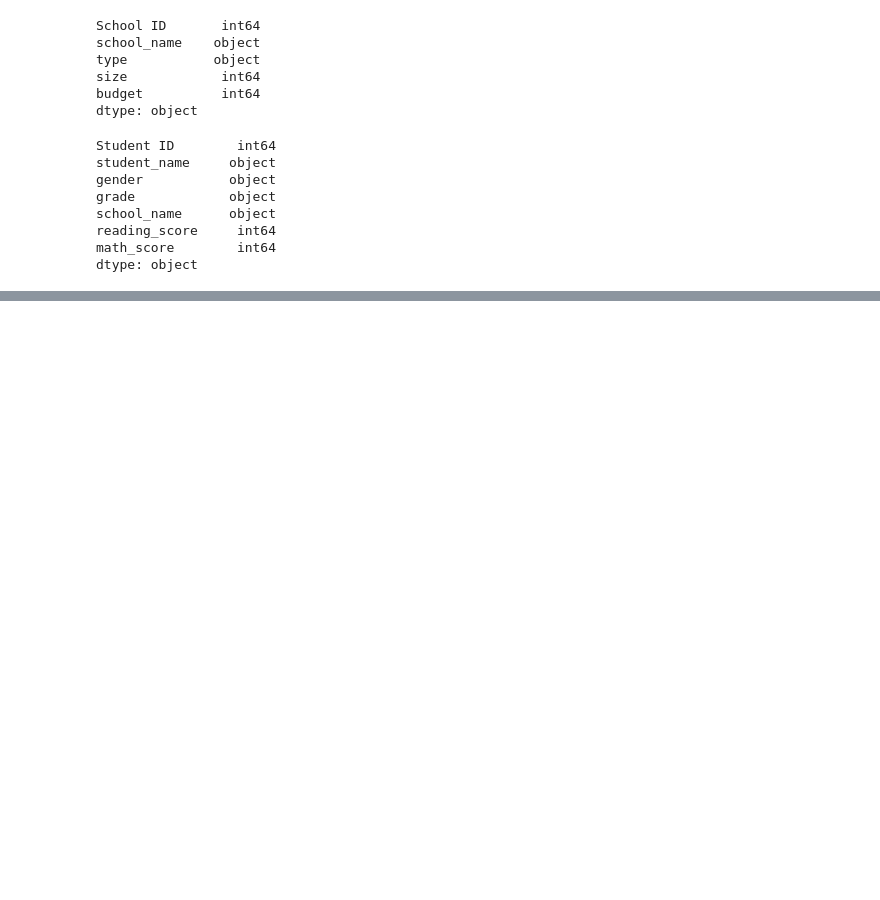
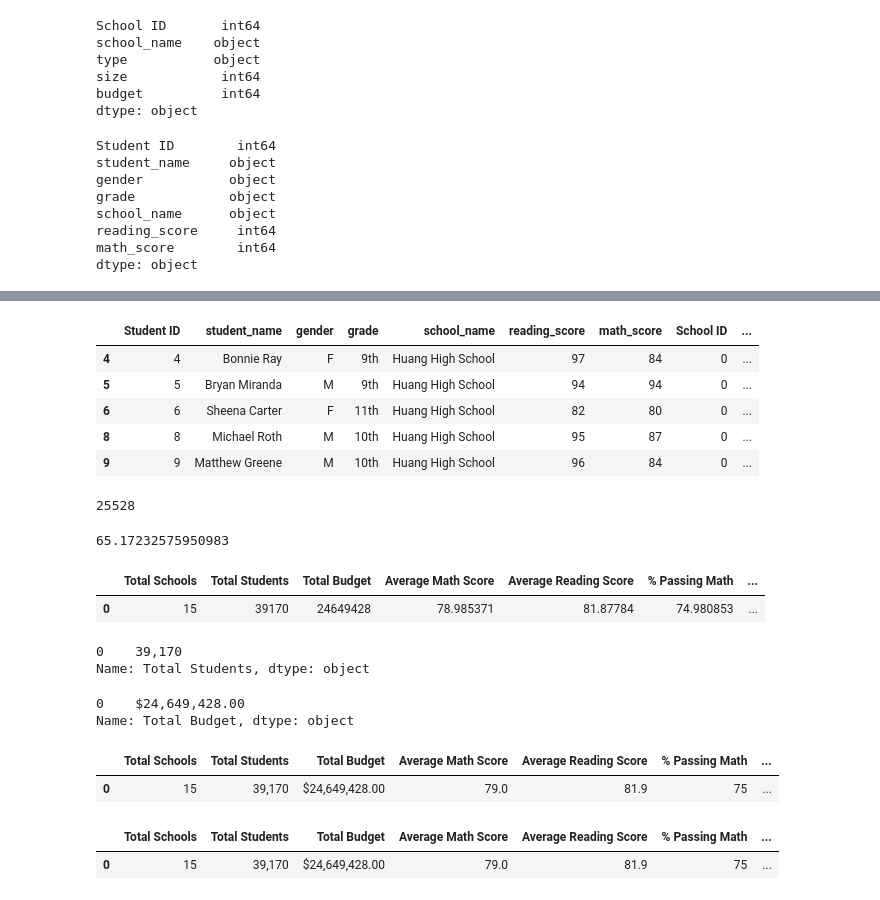
Before and after one commit to TylerTies/School_District_Analysis, a Jupyter notebook: PyCitySchools.ipynb, the cells around one changed output, grey strips where cells are left out. Drawn from its saved outputs; the diff is of its cells as text; code cells hidden in the pictures; blank space fills up the shorter version.

Commit message:
district summary complete

```diff
--- a/PyCitySchools.ipynb
+++ b/PyCitySchools.ipynb
@@ -154,0 +231,56 @@ for word in prefixes_suffixes:
+# %%
+# Calculate the students who passed both math and reading.
+passing_math_reading = school_data_complete_df[(school_data_complete_df["math_score"] >= 70) & (school_data_complete_df["reading_score"] >= 70)]
+
+passing_math_reading.head()
+# %% [output]
+|  | Student ID | student_name | gender | grade | school_name | reading_score | math_score | School ID | ... |
+| 4 | 4 | Bonnie Ray | F | 9th | Huang High School | 97 | 84 | 0 | ... |
+| 5 | 5 | Bryan Miranda | M | 9th | Huang High School | 94 | 94 | 0 | ... |
+| 6 | 6 | Sheena Carter | F | 11th | Huang High School | 82 | 80 | 0 | ... |
+| 8 | 8 | Michael Roth | M | 10th | Huang High School | 95 | 87 | 0 | ... |
+| 9 | 9 | Matthew Greene | M | 10th | Huang High School | 96 | 84 | 0 | ... |
+# %%
+# Calculate the number of students who passed both math and reading.
+overall_passing_math_reading_count = passing_math_reading["student_name"].count()
+overall_passing_math_reading_count
+# %% [output]
+25528
+# %%
+# Calculate the overall passing percentage.
+overall_passing_percentage = overall_passing_math_reading_count / student_count * 100
+overall_passing_percentage
+# %% [output]
+65.17232575950983
+# %%
+# Adding a list of values with keys to create a new DataFrame.
+district_summary_df = pd.DataFrame(
+          [{"Total Schools": school_count,
+          "Total Students": student_count,
+          "Total Budget": total_budget,
+          "Average Math Score": average_math_score,
+          "Average Reading Score": average_reading_score,
+          "% Passing Math": passing_math_percentage,
+         "% Passing Reading": passing_reading_percentage,
+        "% Overall Passing": overall_passing_percentage}])
+district_summary_df
+# %% [output]
+|  | Total Schools | Total Students | Total Budget | Average Math Score | Average Reading Score | % Passing Math | ... |
+| 0 | 15 | 39170 | 24649428 | 78.985371 | 81.87784 | 74.980853 | ... |
+# %%
+# Format the "Total Students" to have the comma for a thousands separator.
+district_summary_df["Total Students"] = district_summary_df["Total Students"].map("{:,}".format)
+
+district_summary_df["Total Students"]
+# %% [output]
+0    39,170
+Name: Total Students, dtype: object
+# %%
+# Format "Total Budget" to have the comma for a thousands separator, a decimal separator, and a "$".
+
+district_summary_df["Total Budget"] = district_summary_df["Total Budget"].map("${:,.2f}".format)
+
+district_summary_df["Total Budget"]
+# %% [output]
+0    $24,649,428.00
+Name: Total Budget, dtype: object
@@ -154,0 +298,15 @@ for word in prefixes_suffixes:
+# %%
+district_summary_df
+# %% [output]
+|  | Total Schools | Total Students | Total Budget | Average Math Score | Average Reading Score | % Passing Math | ... |
+| 0 | 15 | 39,170 | $24,649,428.00 | 79.0 | 81.9 | 75 | ... |
+# %%
+# Reorder the columns in the order you want them to appear. (already in the right order)
+new_column_order = ["Total Schools", "Total Students", "Total Budget","Average Math Score", "Average Reading Score", "% Passing Math", "% Passing Reading", "% Overall Passing"]
+
+# Assign district summary df the new column order.
+district_summary_df = district_summary_df[new_column_order]
+district_summary_df
+# %% [output]
+|  | Total Schools | Total Students | Total Budget | Average Math Score | Average Reading Score | % Passing Math | ... |
+| 0 | 15 | 39,170 | $24,649,428.00 | 79.0 | 81.9 | 75 | ... |
```
Also changed, not shown: parts of 13 cells of this notebook.
